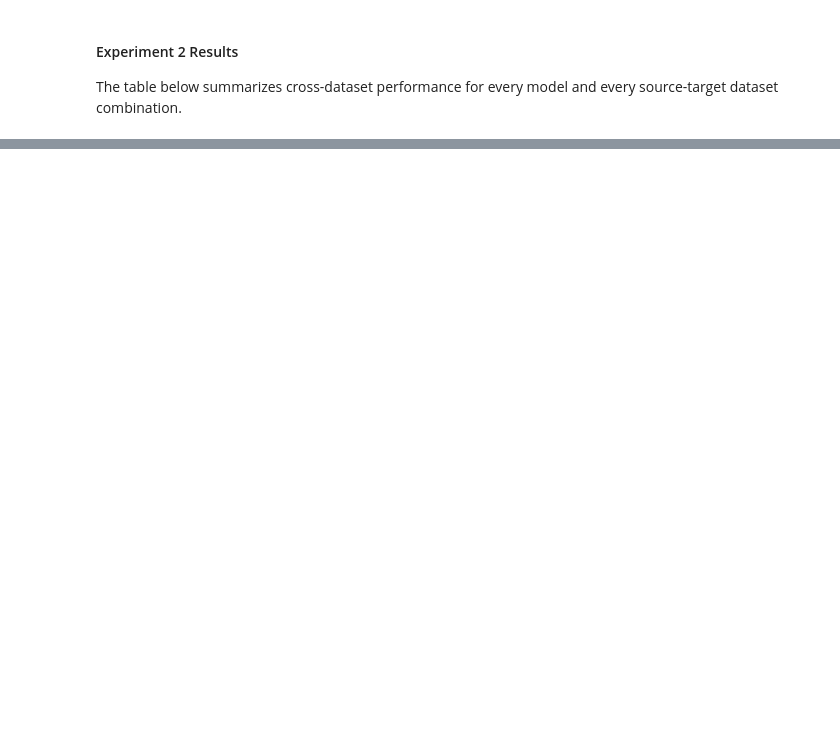
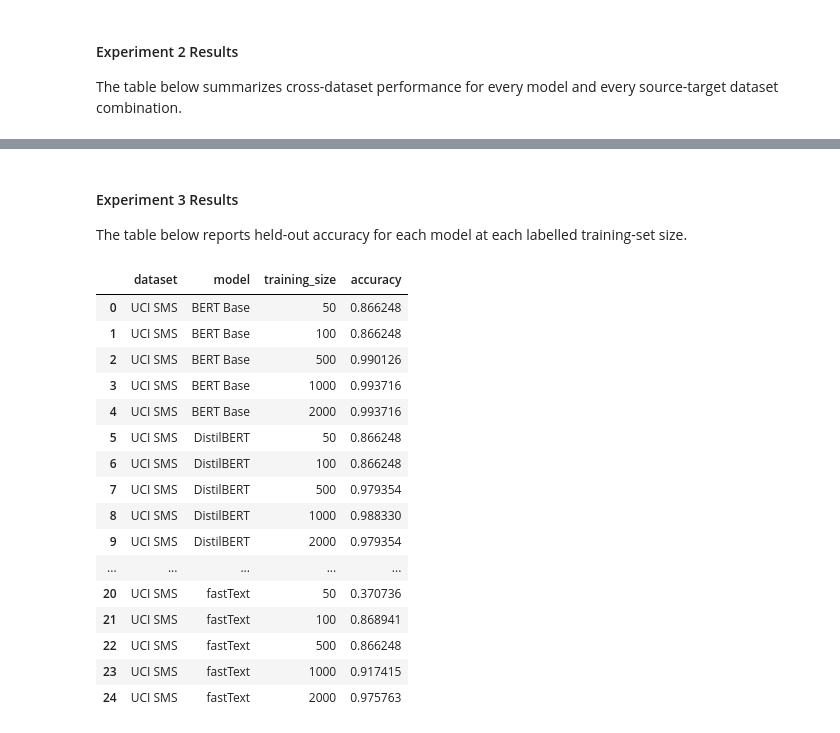
Before and after one commit to ddolapcioglu24/spam-detection, a Jupyter notebook: notebooks/spam_detection.ipynb, the cells around one changed output, grey strips where cells are left out. Drawn from its saved outputs; the diff is of its cells as text; code cells hidden in the pictures; blank space fills up the shorter version.

```diff
--- a/notebooks/spam_detection.ipynb
+++ b/notebooks/spam_detection.ipynb
@@ -1404,0 +2250,38 @@ experiment_2_results_df
+# %% [markdown]
+#### Experiment 3 Results
+
+The table below reports held-out accuracy for each model at each labelled
+training-set size.
+# %%
+experiment_3_results_df = (
+    pd.DataFrame(
+        experiment_3_results
+    )
+    .sort_values(
+        [
+            "model",
+            "training_size",
+        ]
+    )
+    .reset_index(drop=True)
+)
+
+experiment_3_results_df
+# %% [output]
+|  | dataset | model | training_size | accuracy |
+| 0 | UCI SMS | BERT Base | 50 | 0.866248 |
+| 1 | UCI SMS | BERT Base | 100 | 0.866248 |
+| 2 | UCI SMS | BERT Base | 500 | 0.990126 |
+| 3 | UCI SMS | BERT Base | 1000 | 0.993716 |
+| 4 | UCI SMS | BERT Base | 2000 | 0.993716 |
+| 5 | UCI SMS | DistilBERT | 50 | 0.866248 |
+| 6 | UCI SMS | DistilBERT | 100 | 0.866248 |
+| 7 | UCI SMS | DistilBERT | 500 | 0.979354 |
+| 8 | UCI SMS | DistilBERT | 1000 | 0.988330 |
+| 9 | UCI SMS | DistilBERT | 2000 | 0.979354 |
+| ... | ... | ... | ... | ... |
+| 20 | UCI SMS | fastText | 50 | 0.370736 |
+| 21 | UCI SMS | fastText | 100 | 0.868941 |
+| 22 | UCI SMS | fastText | 500 | 0.866248 |
+| 23 | UCI SMS | fastText | 1000 | 0.917415 |
+| 24 | UCI SMS | fastText | 2000 | 0.975763 |
```
Also changed, not shown: parts of 38 cells of this notebook.
